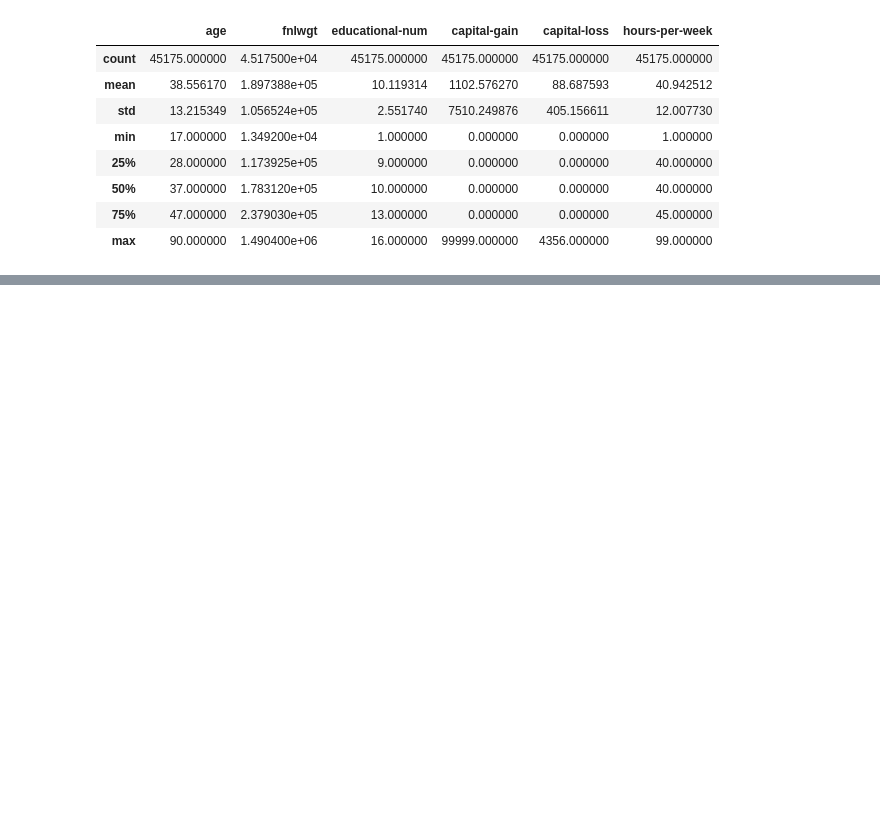
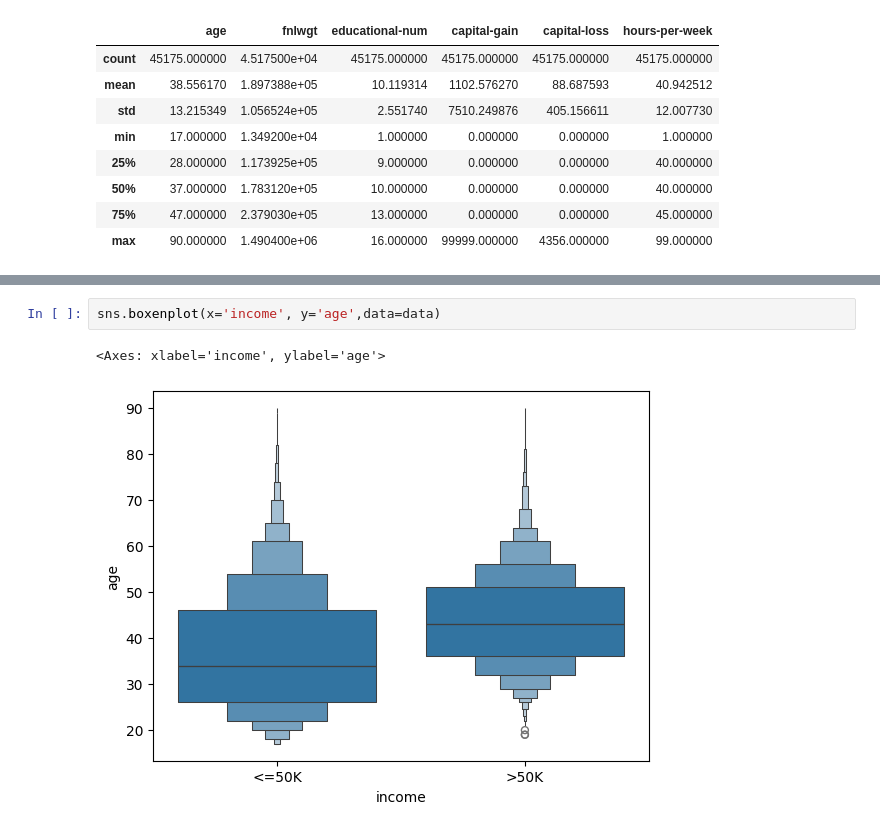
Before and after one commit to partho39/a, a Jupyter notebook: adultdata.ipynb, the cells around one changed output, grey strips where cells are left out. Saved outputs shown, nothing was run; the diff lists cells and outputs as text; blank space fills up the shorter version.

```diff
--- a/adultdata.ipynb
+++ b/adultdata.ipynb
@@ -219,0 +350,5 @@ data.describe()
+# %%
+sns.boxenplot(x='income', y='age',data=data)
+# %% [output]
+<Axes: xlabel='income', ylabel='age'>
+[figure, added]
```
Also changed, not shown: parts of 26 cells of this notebook.
